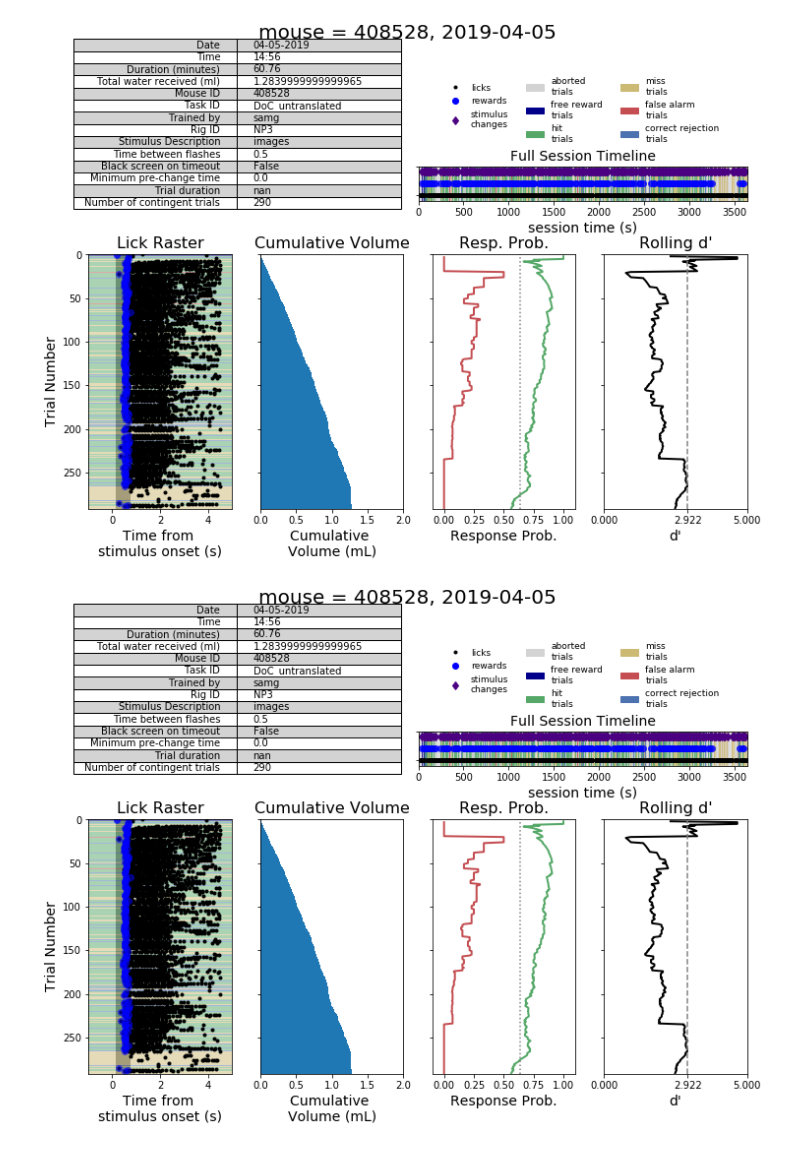
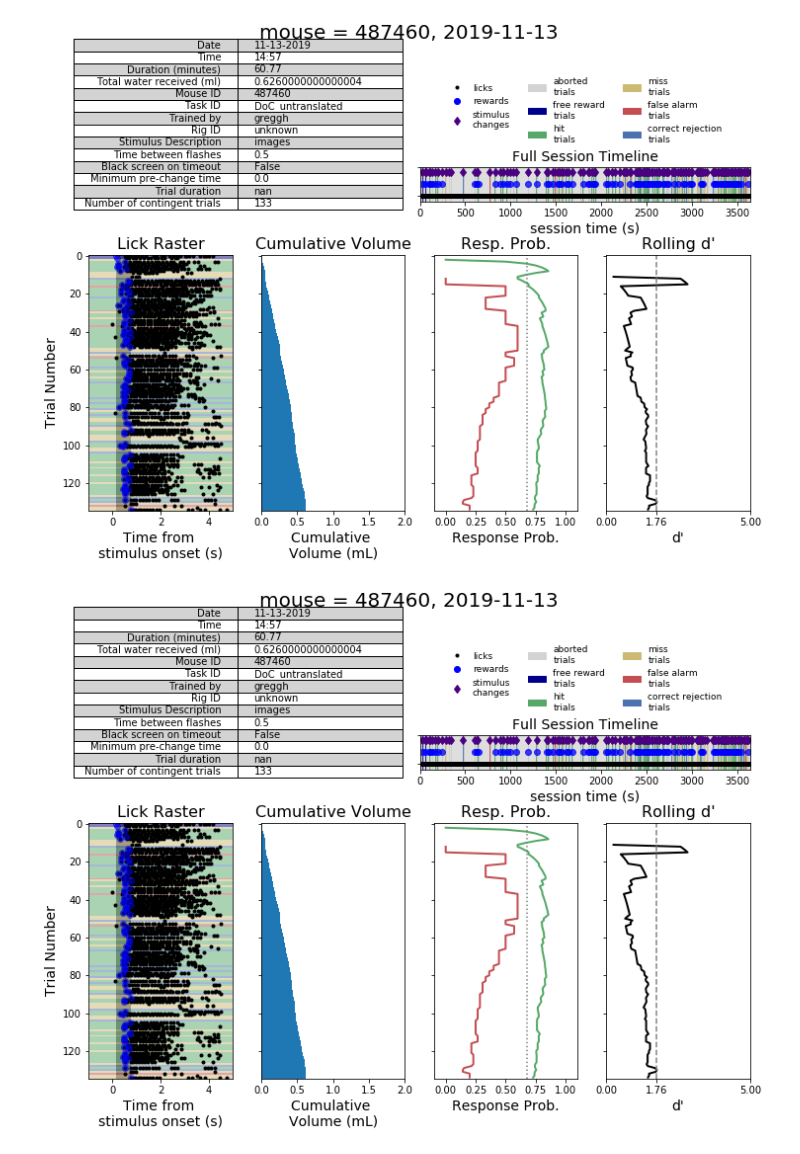
Before and after one commit to taminar/mouseBehaviorData, a Jupyter notebook: makeDailyFigureFromBehaviorPickle.ipynb, the cells around one changed output. Cells and saved outputs as stored; diff of their text form; code cells hidden in the pictures.

```diff
--- a/makeDailyFigureFromBehaviorPickle.ipynb
+++ b/makeDailyFigureFromBehaviorPickle.ipynb
@@ -4,16 +4,16 @@ from visual_behavior.translator.core import create_extended_dataframe
 from visual_behavior.translator.foraging2 import data_to_change_detection_core
 import pandas as pd
 # %%
-pkl_file = r"Z:\04052019_408528\190405155704.pkl"
+pkl_file = r"\\10.128.50.43\sd6.2\981876216_487460_20191113\replay-session-de7460d398be4c42a19134fa5a177fdd-behavior-02a7a8c500cd46c98d74ce3e7ab65dc9.pkl"
 behaviordata = pd.read_pickle(pkl_file)
 core_data = data_to_change_detection_core(behaviordata)
 trials = create_extended_dataframe(
     trials=core_data['trials'],
     metadata=core_data['metadata'],
     licks=core_data['licks'],
     time=core_data['time'])
 
 make_daily_figure(trials)
 # %% [output]
-[figure, old version]
+[figure, new version]
-[figure, old version]
+[figure, new version]
```
Also changed, not shown: 6 other files.
